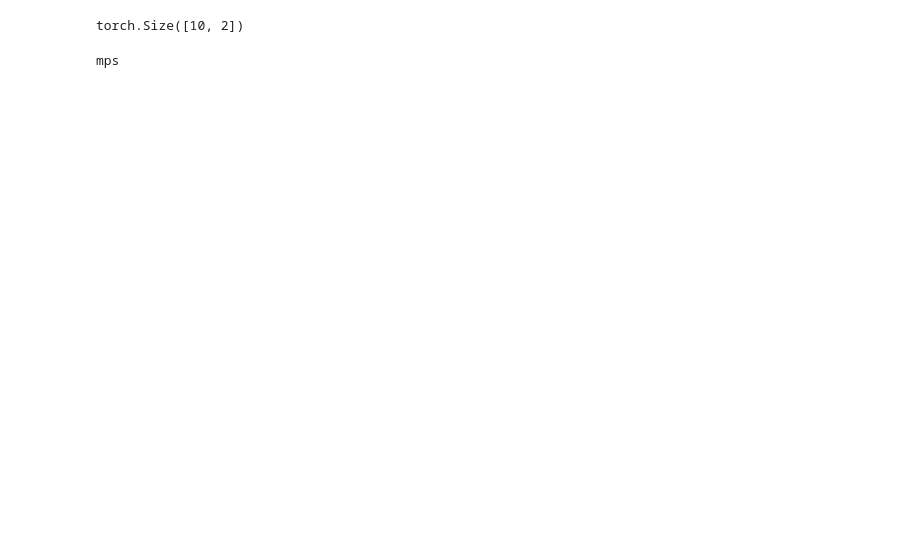
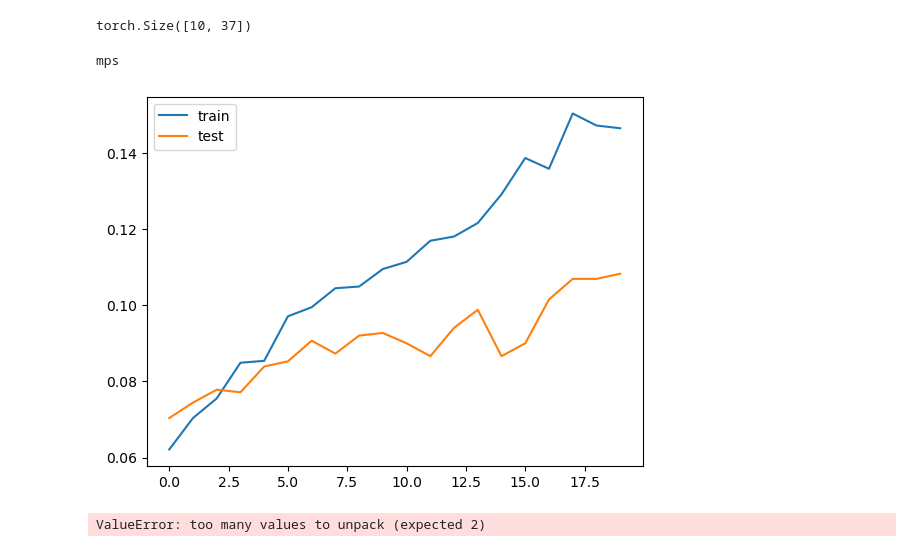
Before and after one commit to berndheidemann/fa21b_oxford_pets, a Jupyter notebook: 01_classifier.ipynb, the cells around one changed output. Cells and saved outputs as stored; diff of their text form; code cells hidden in the pictures; blank space fills up the shorter version.

```diff
--- a/01_classifier.ipynb
+++ b/01_classifier.ipynb
@@ -14,7 +19,5 @@ for filename in os.listdir(train_folder):
 # %%
-filenames=[]
-for filename in os.listdir(train_folder):
-    filenames.append(filename)
+
 
 labels=[]
 for filename in filenames:
@@ -133,7 +136,7 @@ class OxfordPetsModel(nn.Module):
             torch.nn.BatchNorm1d(300)
         )
         self.fc2=torch.nn.Sequential(
-            torch.nn.Linear(300, 2),
+            torch.nn.Linear(300, 37),
             torch.nn.Softmax(dim=1)
         )
 
@@ -149,7 +152,7 @@ class OxfordPetsModel(nn.Module):
 model=OxfordPetsModel()
 model(xb).shape
 # %% [output]
-torch.Size([10, 2])
+torch.Size([10, 37])
 # %%
 if torch.cuda.is_available():
     device = torch.device("cuda")
@@ -170,7 +173,7 @@ def get_accuracy(model, loader):
         y_hat=model(xb)
         y_pred=torch.argmax(y_hat, dim=1)
         correct+=(y_pred==yb).sum().item()
-    return correct/len(loader)
+    return correct/len(loader.dataset)
 # %%
 batch_size=128
 
@@ -191,23 +194,47 @@ def train_batch(model,optimizer,  xb, yb):
     optimizer.zero_grad()
     loss.backward()
     optimizer.step()
-    return loss.item()
+    preds=torch.argmax(y_hat, dim=1)
+    return loss.item(), (preds==yb).sum().item()/len(yb)
 
 def train_epoch(model, optimizer,  x, y):
     losses=[]
+    accs=[]
     for xb, yb in train_loader:
-        losses.append(train_batch(model, optimizer, xb, yb))
-    return losses, get_accuracy(model, test_loader)
+        loss, acc=train_batch(model, optimizer, xb, yb)
+        losses.append(loss)
+        accs.append(acc)
+    return losses, np.mean(accs), get_accuracy(model, test_loader)
 # %%
 model = OxfordPetsModel().to(device)
 optimizer=torch.optim.Adam(model.parameters(), lr=lr)
 
 EPOCHS=20
-accs=[]
+train_accs=[]
+test_accs=[]
 # define tqdm bar
 bar=tqdm(range(EPOCHS))
 for i in bar:
-    losses, acc=train_epoch(model, optimizer, X_train, y_train)
-    accs.append(acc)
-    bar.set_description(f"Accuracy: {acc:.3f}")
-plt.plot(accs) #
+    losses, train_acc, test_acc=train_epoch(model, optimizer, X_train, y_train)
+    train_accs.append(train_acc)
+    test_accs.append(test_acc)
+    bar.set_description(f"Train Accuracy: {train_acc:.3f}, Test Accuracy: {test_acc:.3f}")
+plt.plot(train_accs, label='train')
+plt.plot(test_accs, label='test')
+plt.legend()
+plt.show()
+# %% [output]
+[figure, added]
+# %%
+bar=tqdm(range(EPOCHS))
+for i in bar:
+    losses, train_acc, test_acc=train_epoch(model, optimizer, X_train, y_train)
+    train_accs.append(train_acc)
+    test_accs.append(test_acc)
+    bar.set_description(f"Train Accuracy: {train_acc:.3f}, Test Accuracy: {test_acc:.3f}")
+plt.plot(train_accs, label='train')
+plt.plot(test_accs, label='test')
+plt.legend()
+plt.show()
+# %% [output]
+ValueError: too many values to unpack (expected 2)
```
Also changed, not shown: parts of 4 cells of this notebook, 4 other files.
